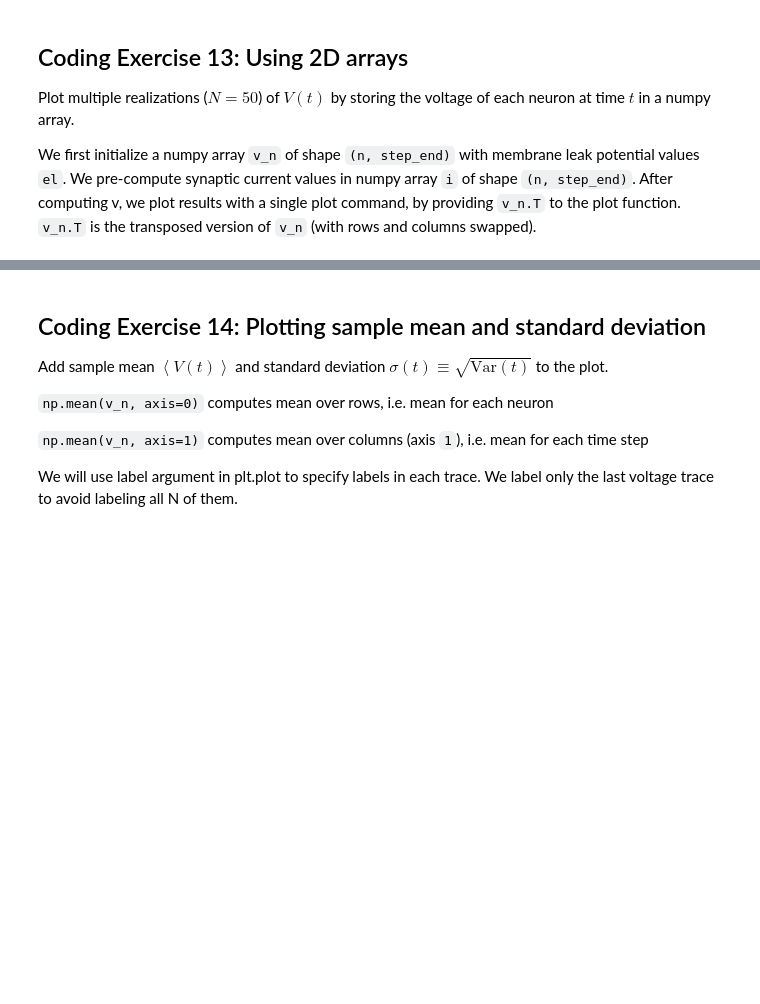
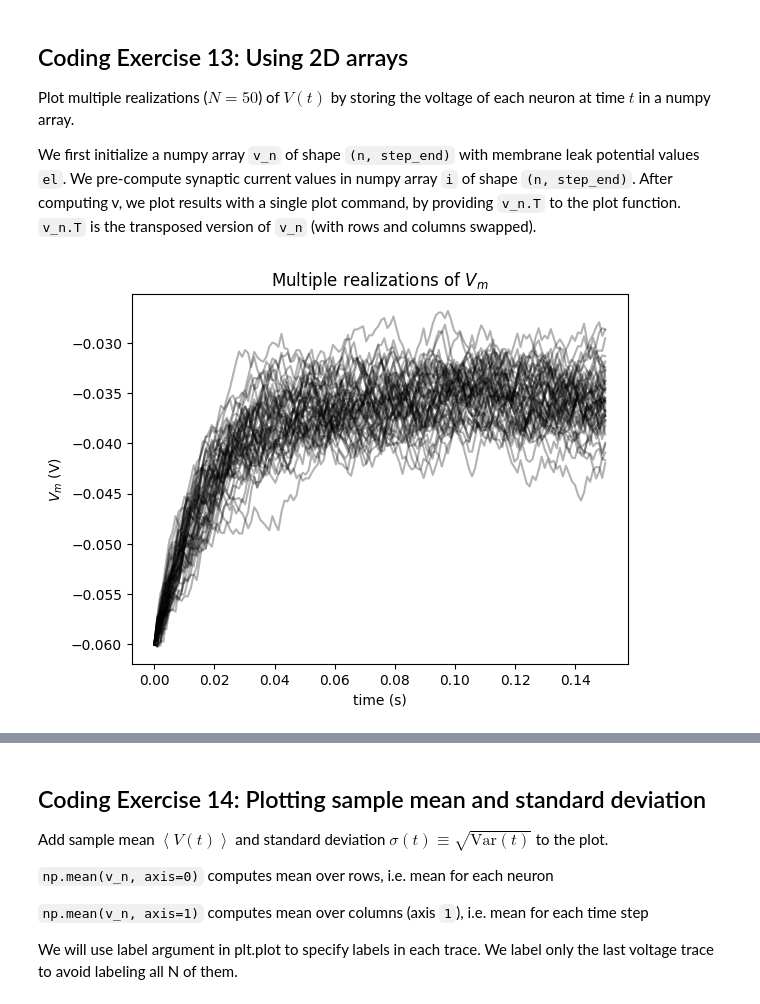
Before and after one commit to earth2k4t/Comp-Neuro, a Jupyter notebook: tutorials/W0D1_PythonWorkshop1/student/W0D1_Tutorial1.ipynb, the cells around one changed output, grey strips where cells are left out. Saved outputs shown, nothing was run; the diff lists cells and outputs as text; code cells hidden in the pictures; blank space fills up the shorter version.

```diff
--- a/tutorials/W0D1_PythonWorkshop1/student/W0D1_Tutorial1.ipynb
+++ b/tutorials/W0D1_PythonWorkshop1/student/W0D1_Tutorial1.ipynb
@@ -1304,7 +1298,7 @@ for step, i_step in enumerate(i):
     continue
 
   # Compute v as function of i using i_step
-  v[step] = ...
+  v[step] =
 
 # Plot figure
 plt.figure()
@@ -1312,7 +1306,7 @@ plt.title('$V_m$ with random I(t)')
 plt.xlabel('time (s)')
 plt.ylabel('$V_m$ (V)')
 
-plt.plot(t_range, v, 'k')
+plt.plot(...)
 plt.show()
 # %% [markdown]
 [*Click for solution*](https://github.com/NeuromatchAcademy/precourse/tree/main/tutorials/W0D1_PythonWorkshop1/solutions/W0D1_Tutorial1_Solution_40b5ed28.py)
@@ -1433,34 +1427,45 @@ We first initialize a numpy array `v_n` of shape `(n, step_end)` with membrane l
 # %%
 #################################################
 ## TODO for students: fill out code to use 2d arrays ##
 # Fill out code and comment or remove the next line
-raise NotImplementedError("Student exercise: You need to rewrite code to use 2d arrays")
 #################################################
+
+# Declare variables
+t_max = 150e-3   # second
+dt = 1e-3        # second
+tau = 20e-3      # second
+el = -60e-3      # milivolt
+vr = -70e-3      # milivolt
+vth = -50e-3     # milivolt
+r = 100e6        # ohm
+i_mean = 25e-11  # ampere
 
 # Set random number generator
 np.random.seed(2020)
 
 # Initialize step_end, n, t_range, v and i
 step_end = int(t_max / dt)
 n = 50
 t_range = np.linspace(0, t_max, num=step_end)
 v_n = el * np.ones([n, step_end])
-i = ...
+i = i_mean * (1 + 0.1 * (t_max/dt) ** (0.5) * (2 * np.random.random([n, step_end]) - 1))
 
 # Loop for step_end - 1 steps
 for step in range(1, step_end):
 
    # Compute v_n
-   v_n[:, step] = ...
+   v_n[:, step] = v_n[:, step] = v_n[:, step - 1] + (dt / tau) * (el - v_n[:, step- 1] + r * i[:, step])
 
 # Plot figure
 plt.figure()
 plt.title('Multiple realizations of $V_m$')
 plt.xlabel('time (s)')
 plt.ylabel('$V_m$ (V)')
 
-plt.plot(...)
+plt.plot(t_range, v_n.T, 'k', alpha=0.3)
 plt.show()
+# %% [output]
+[figure, added]
 # %% [markdown]
 [*Click for solution*](https://github.com/NeuromatchAcademy/precourse/tree/main/tutorials/W0D1_PythonWorkshop1/solutions/W0D1_Tutorial1_Solution_93456241.py)
 
```
Also changed, not shown: parts of 5 cells of this notebook.
